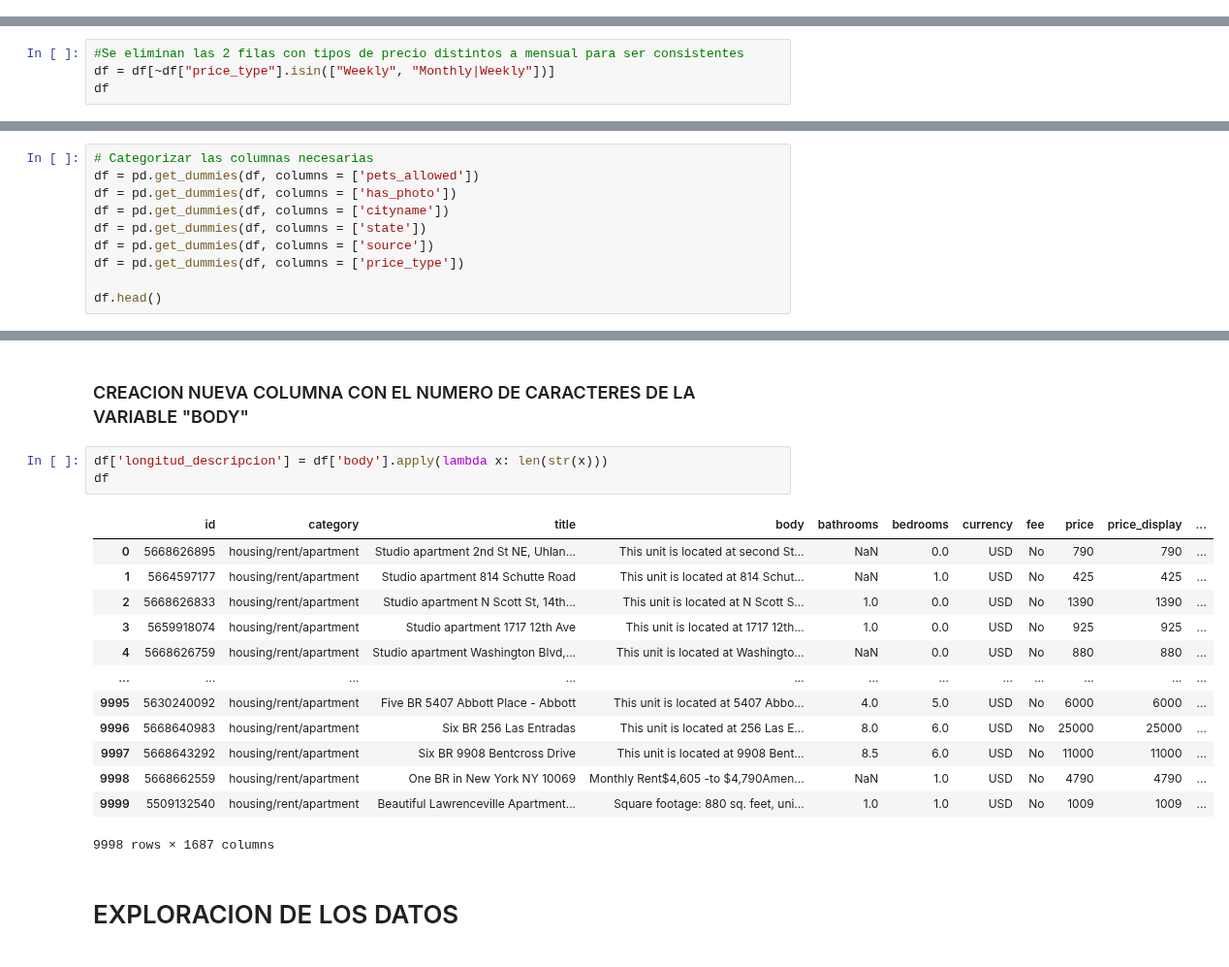
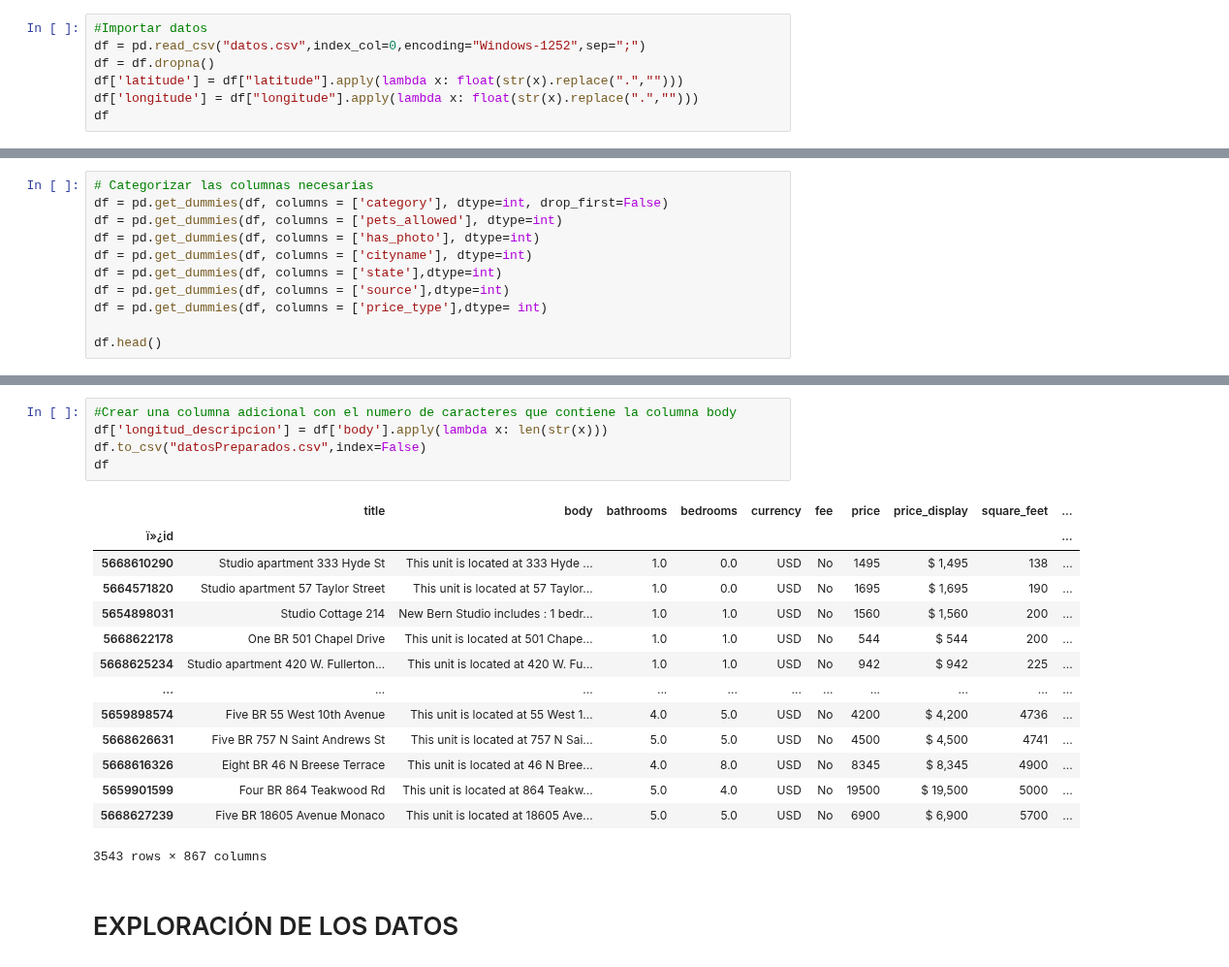
Before and after one commit to andresjulianbolivar/Proyecto1, a Jupyter notebook: Tarea 3/Preparacion_Datos.ipynb, the cells around one changed output, grey strips where cells are left out. Shown at 97% size. Cells and saved outputs as stored; diff of their text form.

Commit message:
Cambios en la preparación de datos y exploración de datos completa

```diff
--- a/Tarea 3/Preparacion_Datos.ipynb
+++ b/Tarea 3/Preparacion_Datos.ipynb
@@ -23,0 +9,7 @@ df
+# %%
+#Importar datos
+df = pd.read_csv("datos.csv",index_col=0,encoding="Windows-1252",sep=";")
+df = df.dropna()
+df['latitude'] = df["latitude"].apply(lambda x: float(str(x).replace(".","")))
+df['longitude'] = df["longitude"].apply(lambda x: float(str(x).replace(".","")))
+df
@@ -54,4 +46,0 @@ df.groupby(["price_type"]).count()
-# %%
-#Se eliminan las 2 filas con tipos de precio distintos a mensual para ser consistentes
-df = df[~df["price_type"].isin(["Weekly", "Monthly|Weekly"])]
-df
@@ -82,11 +47,12 @@ df.groupby(["price_type"]).count()
 # %%
 # Categorizar las columnas necesarias
-df = pd.get_dummies(df, columns = ['pets_allowed'])
-df = pd.get_dummies(df, columns = ['has_photo'])
-df = pd.get_dummies(df, columns = ['cityname'])
-df = pd.get_dummies(df, columns = ['state'])
-df = pd.get_dummies(df, columns = ['source'])
-df = pd.get_dummies(df, columns = ['price_type'])
+df = pd.get_dummies(df, columns = ['category'], dtype=int, drop_first=False)
+df = pd.get_dummies(df, columns = ['pets_allowed'], dtype=int)
+df = pd.get_dummies(df, columns = ['has_photo'], dtype=int)
+df = pd.get_dummies(df, columns = ['cityname'], dtype=int)
+df = pd.get_dummies(df, columns = ['state'],dtype=int)
+df = pd.get_dummies(df, columns = ['source'],dtype=int)
+df = pd.get_dummies(df, columns = ['price_type'],dtype= int)
 
 df.head()
 # %% [output]
@@ -125,21 +93,22 @@ df.head()
-# %% [markdown]
-### CREACION NUEVA COLUMNA CON EL NUMERO DE CARACTERES DE LA VARIABLE "BODY"
 # %%
+#Crear una columna adicional con el numero de caracteres que contiene la columna body
 df['longitud_descripcion'] = df['body'].apply(lambda x: len(str(x)))
+df.to_csv("datosPreparados.csv",index=False)
 df
 # %% [output]
-|  | id | category | title | body | bathrooms | bedrooms | currency | fee | price | price_display | ... |
-| 0 | 5668626895 | housing/rent/apartment | Studio apartment 2nd St NE, Uhlan... | This unit is located at second St... | NaN | 0.0 | USD | No | 790 | 790 | ... |
-| 1 | 5664597177 | housing/rent/apartment | Studio apartment 814 Schutte Road | This unit is located at 814 Schut... | NaN | 1.0 | USD | No | 425 | 425 | ... |
-| 2 | 5668626833 | housing/rent/apartment | Studio apartment N Scott St, 14th... | This unit is located at N Scott S... | 1.0 | 0.0 | USD | No | 1390 | 1390 | ... |
-| 3 | 5659918074 | housing/rent/apartment | Studio apartment 1717 12th Ave | This unit is located at 1717 12th... | 1.0 | 0.0 | USD | No | 925 | 925 | ... |
-| 4 | 5668626759 | housing/rent/apartment | Studio apartment Washington Blvd,... | This unit is located at Washingto... | NaN | 0.0 | USD | No | 880 | 880 | ... |
-| ... | ... | ... | ... | ... | ... | ... | ... | ... | ... | ... | ... |
-| 9995 | 5630240092 | housing/rent/apartment | Five BR 5407 Abbott Place - Abbott | This unit is located at 5407 Abbo... | 4.0 | 5.0 | USD | No | 6000 | 6000 | ... |
-| 9996 | 5668640983 | housing/rent/apartment | Six BR 256 Las Entradas | This unit is located at 256 Las E... | 8.0 | 6.0 | USD | No | 25000 | 25000 | ... |
-| 9997 | 5668643292 | housing/rent/apartment | Six BR 9908 Bentcross Drive | This unit is located at 9908 Bent... | 8.5 | 6.0 | USD | No | 11000 | 11000 | ... |
-| 9998 | 5668662559 | housing/rent/apartment | One BR in New York NY 10069 | Monthly Rent$4,605 -to $4,790Amen... | NaN | 1.0 | USD | No | 4790 | 4790 | ... |
-| 9999 | 5509132540 | housing/rent/apartment | Beautiful Lawrenceville Apartment... | Square footage: 880 sq. feet, uni... | 1.0 | 1.0 | USD | No | 1009 | 1009 | ... |
+|  | title | body | bathrooms | bedrooms | currency | fee | price | price_display | square_feet | ... |
+| ï»¿id |  |  |  |  |  |  |  |  |  | ... |
+| 5668610290 | Studio apartment 333 Hyde St | This unit is located at 333 Hyde ... | 1.0 | 0.0 | USD | No | 1495 | $ 1,495 | 138 | ... |
+| 5664571820 | Studio apartment 57 Taylor Street | This unit is located at 57 Taylor... | 1.0 | 0.0 | USD | No | 1695 | $ 1,695 | 190 | ... |
+| 5654898031 | Studio Cottage 214 | New Bern Studio includes : 1 bedr... | 1.0 | 1.0 | USD | No | 1560 | $ 1,560 | 200 | ... |
+| 5668622178 | One BR 501 Chapel Drive | This unit is located at 501 Chape... | 1.0 | 1.0 | USD | No | 544 | $ 544 | 200 | ... |
+| 5668625234 | Studio apartment 420 W. Fullerton... | This unit is located at 420 W. Fu... | 1.0 | 1.0 | USD | No | 942 | $ 942 | 225 | ... |
+| ... | ... | ... | ... | ... | ... | ... | ... | ... | ... | ... |
+| 5659898574 | Five BR 55 West 10th Avenue | This unit is located at 55 West 1... | 4.0 | 5.0 | USD | No | 4200 | $ 4,200 | 4736 | ... |
+| 5668626631 | Five BR 757 N Saint Andrews St | This unit is located at 757 N Sai... | 5.0 | 5.0 | USD | No | 4500 | $ 4,500 | 4741 | ... |
+| 5668616326 | Eight BR 46 N Breese Terrace | This unit is located at 46 N Bree... | 4.0 | 8.0 | USD | No | 8345 | $ 8,345 | 4900 | ... |
+| 5659901599 | Four BR 864 Teakwood Rd | This unit is located at 864 Teakw... | 5.0 | 4.0 | USD | No | 19500 | $ 19,500 | 5000 | ... |
+| 5668627239 | Five BR 18605 Avenue Monaco | This unit is located at 18605 Ave... | 5.0 | 5.0 | USD | No | 6900 | $ 6,900 | 5700 | ... |
-9998 rows × 1687 columns
+3543 rows × 867 columns
 # %% [markdown]
-# EXPLORACION DE LOS DATOS
+# EXPLORACIÓN DE LOS DATOS
```
Also changed, not shown: parts of 30 cells of this notebook, 3 other files.
